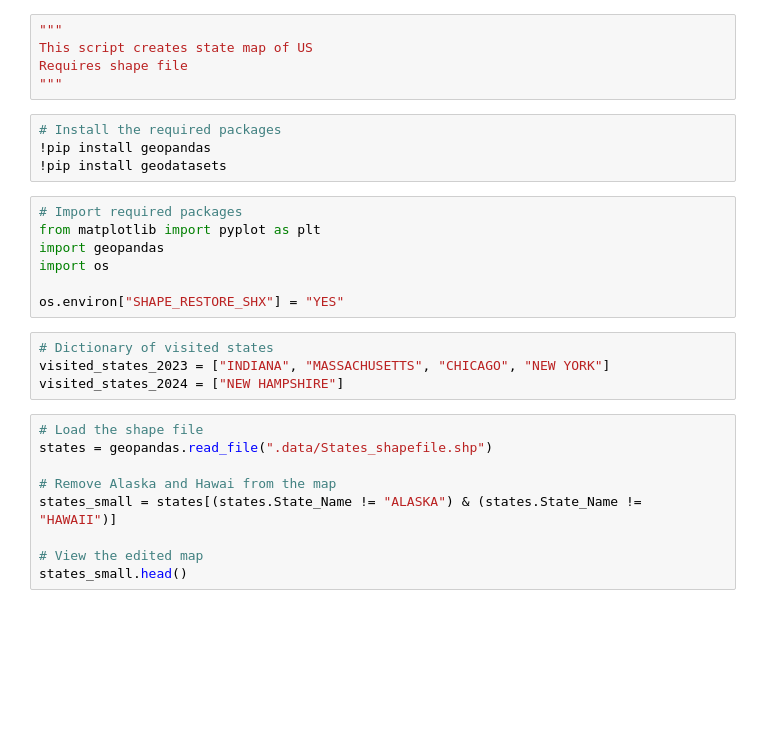
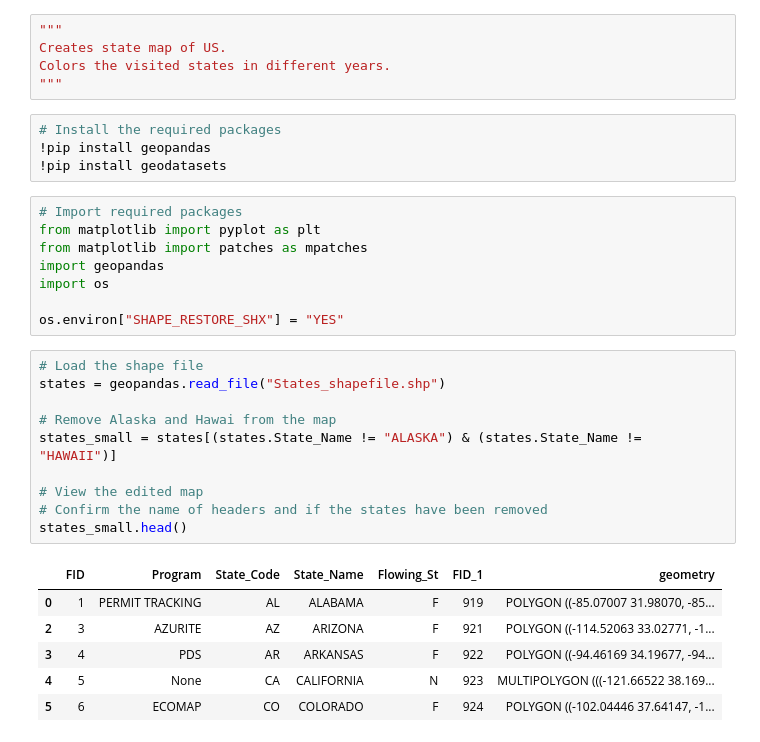
Before and after one commit to psam96/state_map, a Jupyter notebook: visited_states_us.ipynb, the cells around one changed output. Saved outputs shown, nothing was run; the diff lists cells and outputs as text; blank space fills up the shorter version.

```diff
--- a/visited_states_us.ipynb
+++ b/visited_states_us.ipynb
@@ -1,10 +1,10 @@
 # %% [markdown]
 <a href="https://colab.research.google.com/github/psam96/state_map/blob/main/visited_states_us.ipynb" target="_parent"><img src="https://colab.research.google.com/assets/colab-badge.svg" alt="Open In Colab"/></a>
-# %%
-"""
-This script creates state map of US
-Requires shape file
-"""
+# %%
+"""
+Creates state map of US.
+Colors the visited states in different years.
+"""
 # %%
 # Install the required packages
 !pip install geopandas
@@ -12,21 +12,26 @@ Requires shape file
 # %%
 # Import required packages
 from matplotlib import pyplot as plt
+from matplotlib import patches as mpatches
 import geopandas
 import os
 
 os.environ["SHAPE_RESTORE_SHX"] = "YES"
-# %%
-# Dictionary of visited states
-visited_states_2023 = ["INDIANA", "MASSACHUSETTS", "CHICAGO", "NEW YORK"]
-visited_states_2024 = ["NEW HAMPSHIRE"]
 # %%
 # Load the shape file
-states = geopandas.read_file(".data/States_shapefile.shp")
+states = geopandas.read_file("States_shapefile.shp")
 
 # Remove Alaska and Hawai from the map
 states_small = states[(states.State_Name != "ALASKA") & (states.State_Name != "HAWAII")]
 
 # View the edited map
+# Confirm the name of headers and if the states have been removed
 states_small.head()
+# %% [output]
+|  | FID | Program | State_Code | State_Name | Flowing_St | FID_1 | geometry |
+| 0 | 1 | PERMIT TRACKING | AL | ALABAMA | F | 919 | POLYGON ((-85.07007 31.98070, -85... |
+| 2 | 3 | AZURITE | AZ | ARIZONA | F | 921 | POLYGON ((-114.52063 33.02771, -1... |
+| 3 | 4 | PDS | AR | ARKANSAS | F | 922 | POLYGON ((-94.46169 34.19677, -94... |
+| 4 | 5 | None | CA | CALIFORNIA | N | 923 | MULTIPOLYGON (((-121.66522 38.169... |
+| 5 | 6 | ECOMAP | CO | COLORADO | F | 924 | POLYGON ((-102.04446 37.64147, -1... |
 # %%
```
Also changed, not shown: parts of 1 cell of this notebook.
